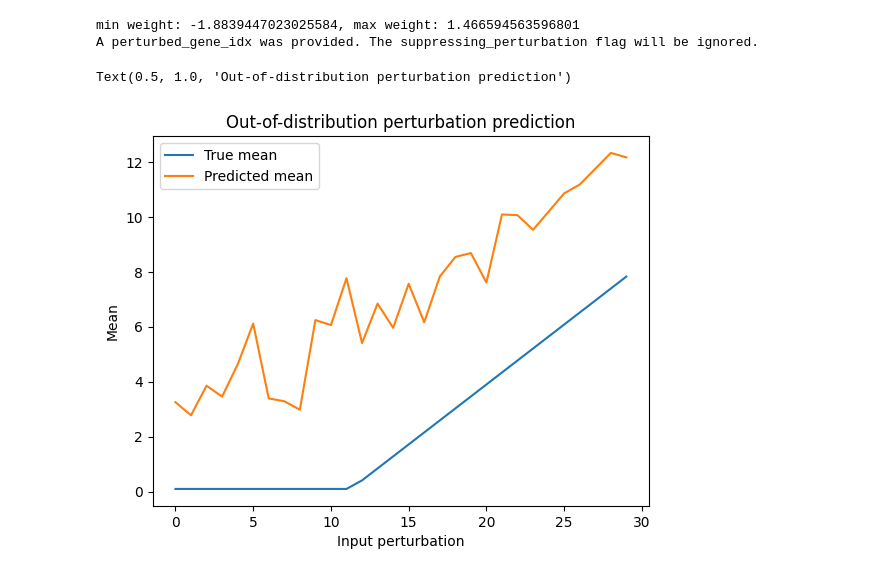
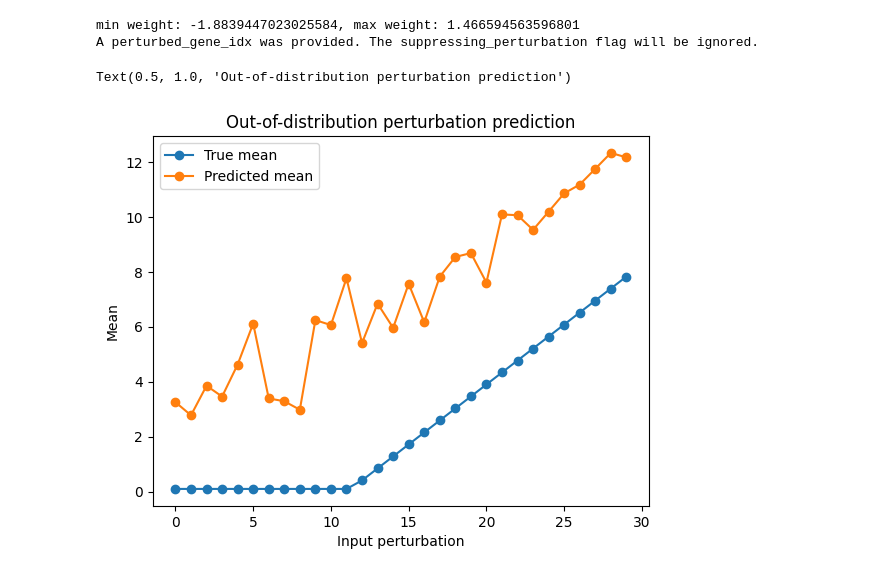
Before and after one commit to leonardogolinelli/Perturbation_Lab, a Jupyter notebook: notebook3.ipynb, the cells around one changed output. Saved outputs shown, nothing was run; the diff lists cells and outputs as text; code cells hidden in the pictures.

```diff
--- a/notebook3.ipynb
+++ b/notebook3.ipynb
@@ -71,12 +71,12 @@ pred_mean_gene = pred_mean[:,perturbed_gene_idx]
 true_mean_gene = np.sum(perturbed_samples[:,:-1] * mean_weights, axis=1)
 true_mean_gene = np.clip(true_mean_gene, 0.1, None)
 # %%
-plt.plot(input_values, true_mean_gene, label="True mean")
-plt.plot(input_values, pred_mean_gene, label="Predicted mean")
+plt.plot(input_values, true_mean_gene, label="True mean", marker="o")
+plt.plot(input_values, pred_mean_gene, label="Predicted mean", marker="o")
 plt.legend()
 plt.xlabel("Input perturbation")
 plt.ylabel("Mean")
 plt.title("Out-of-distribution perturbation prediction")
 # %% [output]
 Text(0.5, 1.0, 'Out-of-distribution perturbation prediction')
-[figure, old version]
+[figure, new version]
```
